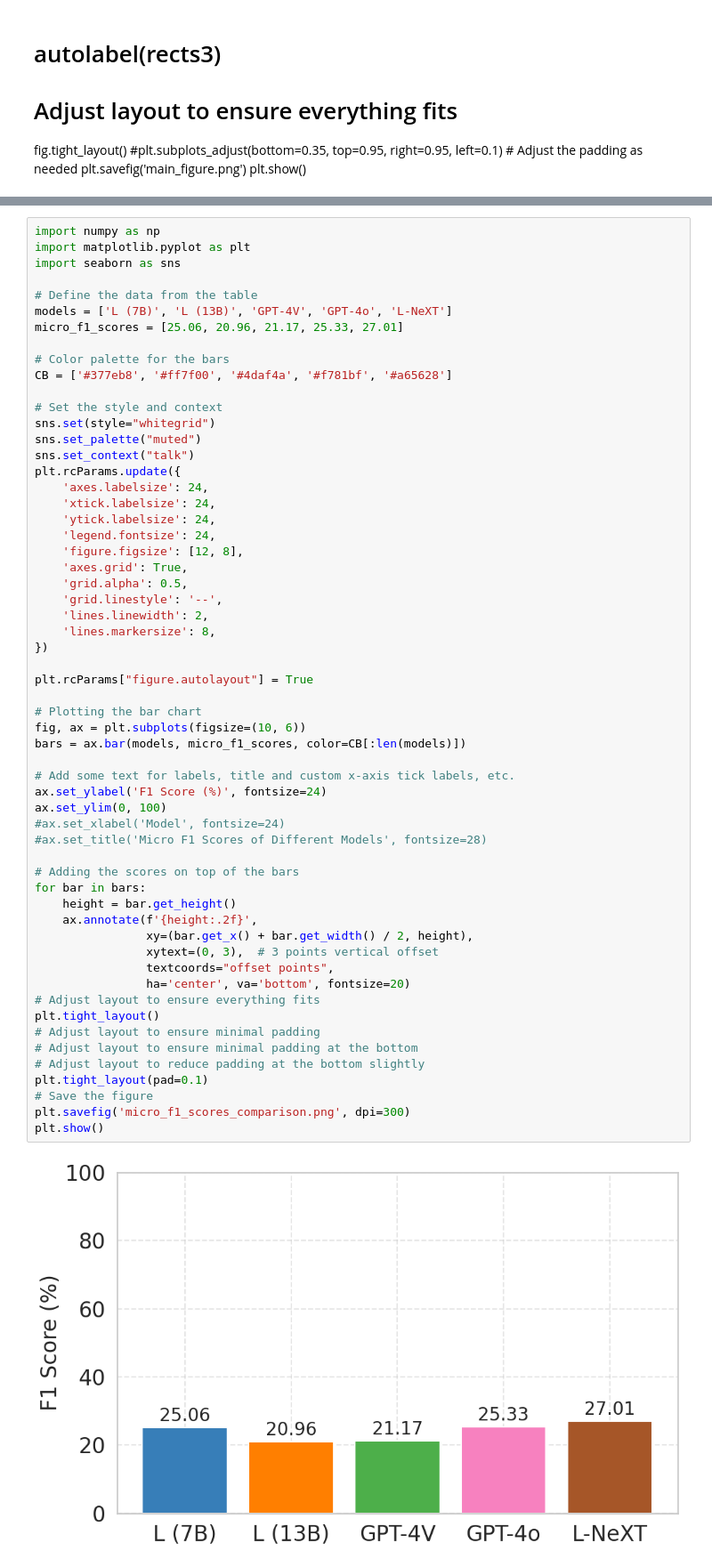
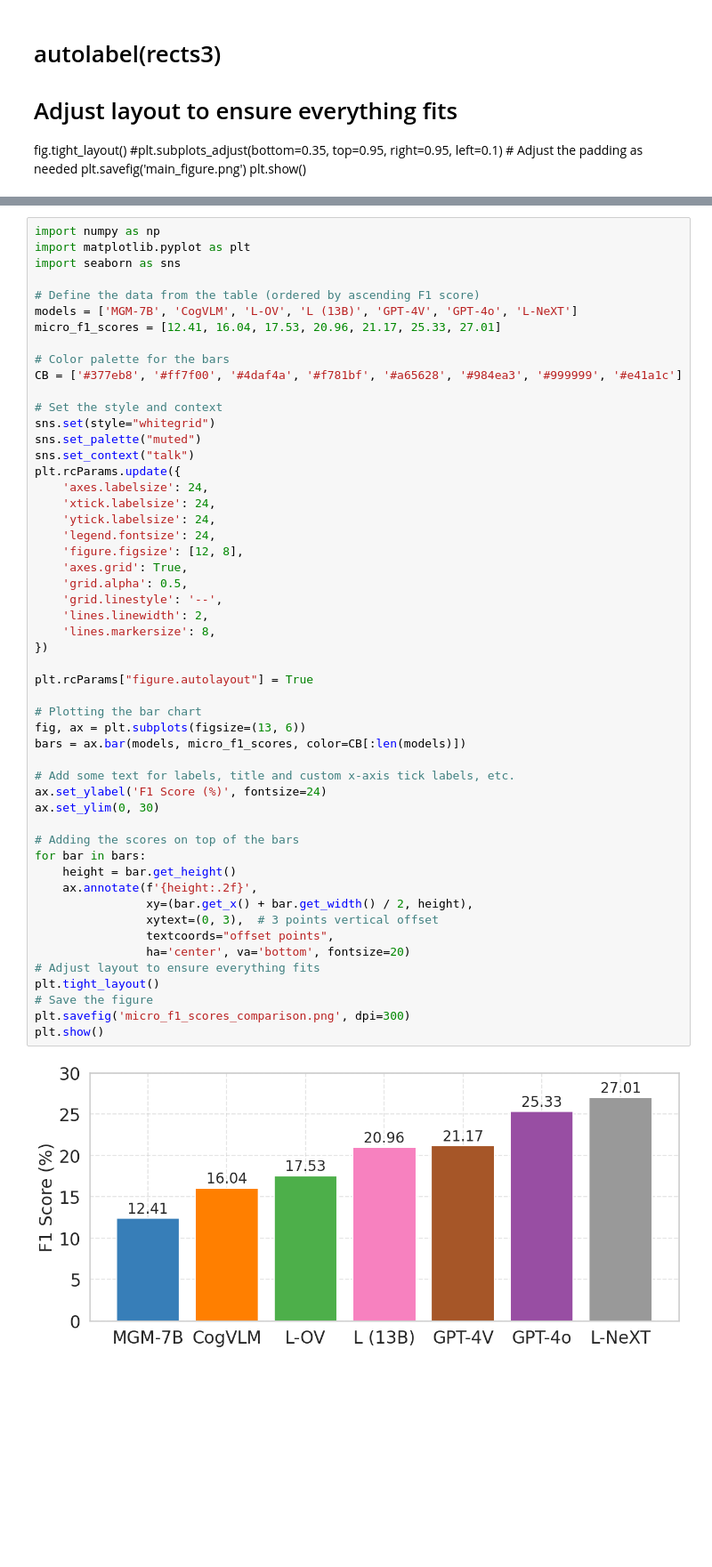
Before and after one commit to shikhar-srivastava/prismatic-vlms, a Jupyter notebook: main_figure.ipynb, the cells around one changed output, grey strips where cells are left out. Shown: that part at 89% size. Saved outputs shown, nothing was run; the diff lists cells and outputs as text; blank space fills up the shorter version.

Commit message:
Some plotting changes

```diff
--- a/main_figure.ipynb
+++ b/main_figure.ipynb
@@ -1138,12 +1138,12 @@ import numpy as np
 import matplotlib.pyplot as plt
 import seaborn as sns
 
-# Define the data from the table
-models = ['L (7B)', 'L (13B)', 'GPT-4V', 'GPT-4o', 'L-NeXT']
-micro_f1_scores = [25.06, 20.96, 21.17, 25.33, 27.01]
+# Define the data from the table (ordered by ascending F1 score)
+models = ['MGM-7B', 'CogVLM', 'L-OV', 'L (13B)', 'GPT-4V', 'GPT-4o', 'L-NeXT']
+micro_f1_scores = [12.41, 16.04, 17.53, 20.96, 21.17, 25.33, 27.01]
 
 # Color palette for the bars
-CB = ['#377eb8', '#ff7f00', '#4daf4a', '#f781bf', '#a65628']
+CB = ['#377eb8', '#ff7f00', '#4daf4a', '#f781bf', '#a65628', '#984ea3', '#999999', '#e41a1c']
 
 # Set the style and context
 sns.set(style="whitegrid")
@@ -1157,39 +1157,33 @@ plt.rcParams.update({
     'figure.figsize': [12, 8],
     'axes.grid': True,
     'grid.alpha': 0.5,
     'grid.linestyle': '--',
     'lines.linewidth': 2,
     'lines.markersize': 8,
 })
 
 plt.rcParams["figure.autolayout"] = True
 
 # Plotting the bar chart
-fig, ax = plt.subplots(figsize=(10, 6))
+fig, ax = plt.subplots(figsize=(13, 6))
 bars = ax.bar(models, micro_f1_scores, color=CB[:len(models)])
 
 # Add some text for labels, title and custom x-axis tick labels, etc.
 ax.set_ylabel('F1 Score (%)', fontsize=24)
-ax.set_ylim(0, 100)
-#ax.set_xlabel('Model', fontsize=24)
-#ax.set_title('Micro F1 Scores of Different Models', fontsize=28)
+ax.set_ylim(0, 30)
 
 # Adding the scores on top of the bars
 for bar in bars:
     height = bar.get_height()
     ax.annotate(f'{height:.2f}',
                 xy=(bar.get_x() + bar.get_width() / 2, height),
                 xytext=(0, 3),  # 3 points vertical offset
                 textcoords="offset points",
                 ha='center', va='bottom', fontsize=20)
 # Adjust layout to ensure everything fits
 plt.tight_layout()
-# Adjust layout to ensure minimal padding
-# Adjust layout to ensure minimal padding at the bottom
-# Adjust layout to reduce padding at the bottom slightly
-plt.tight_layout(pad=0.1)
 # Save the figure
 plt.savefig('micro_f1_scores_comparison.png', dpi=300)
 plt.show()
 # %% [output]
-[figure, old version]
+[figure, new version]
```
Also changed, not shown: 1 other file.
